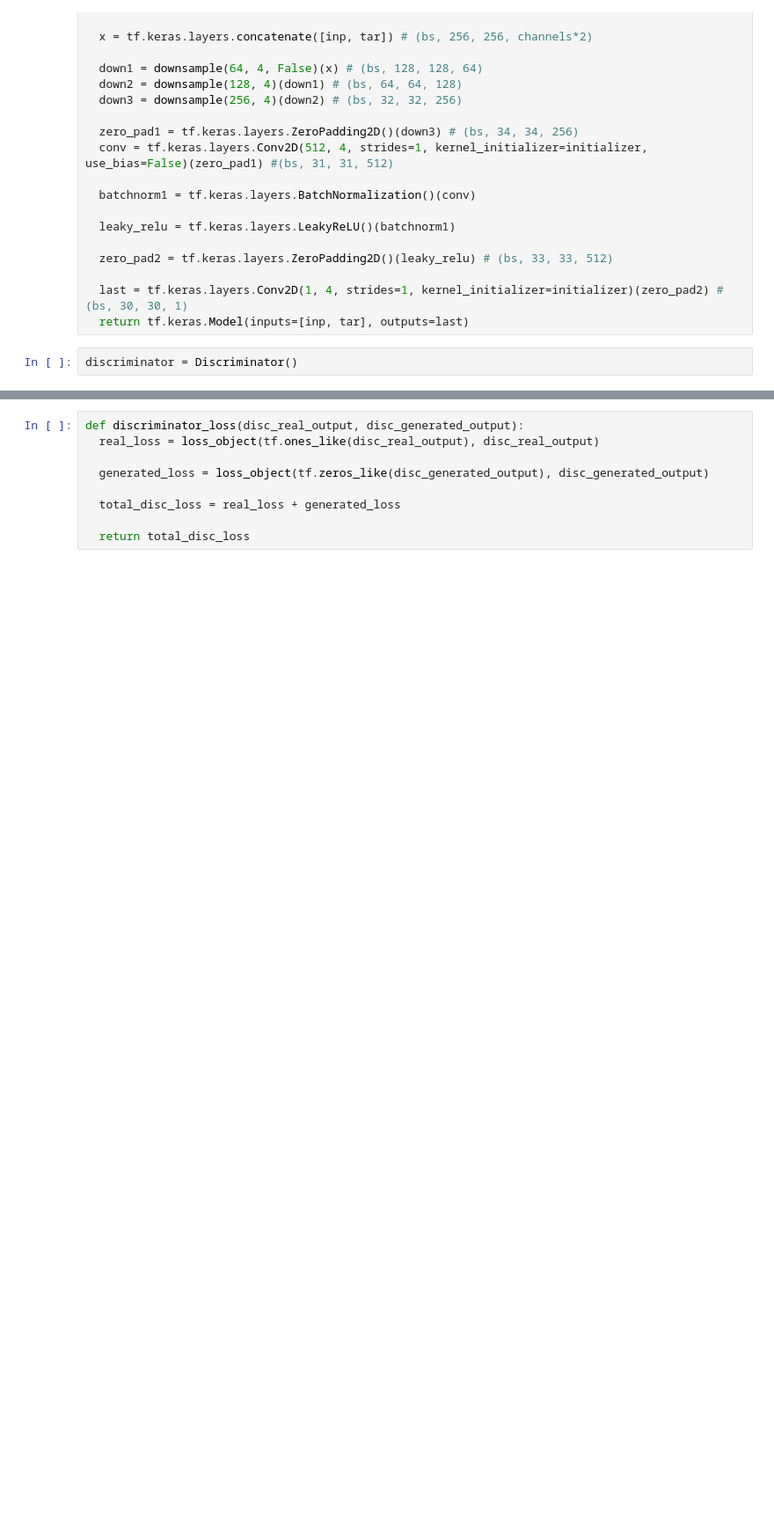
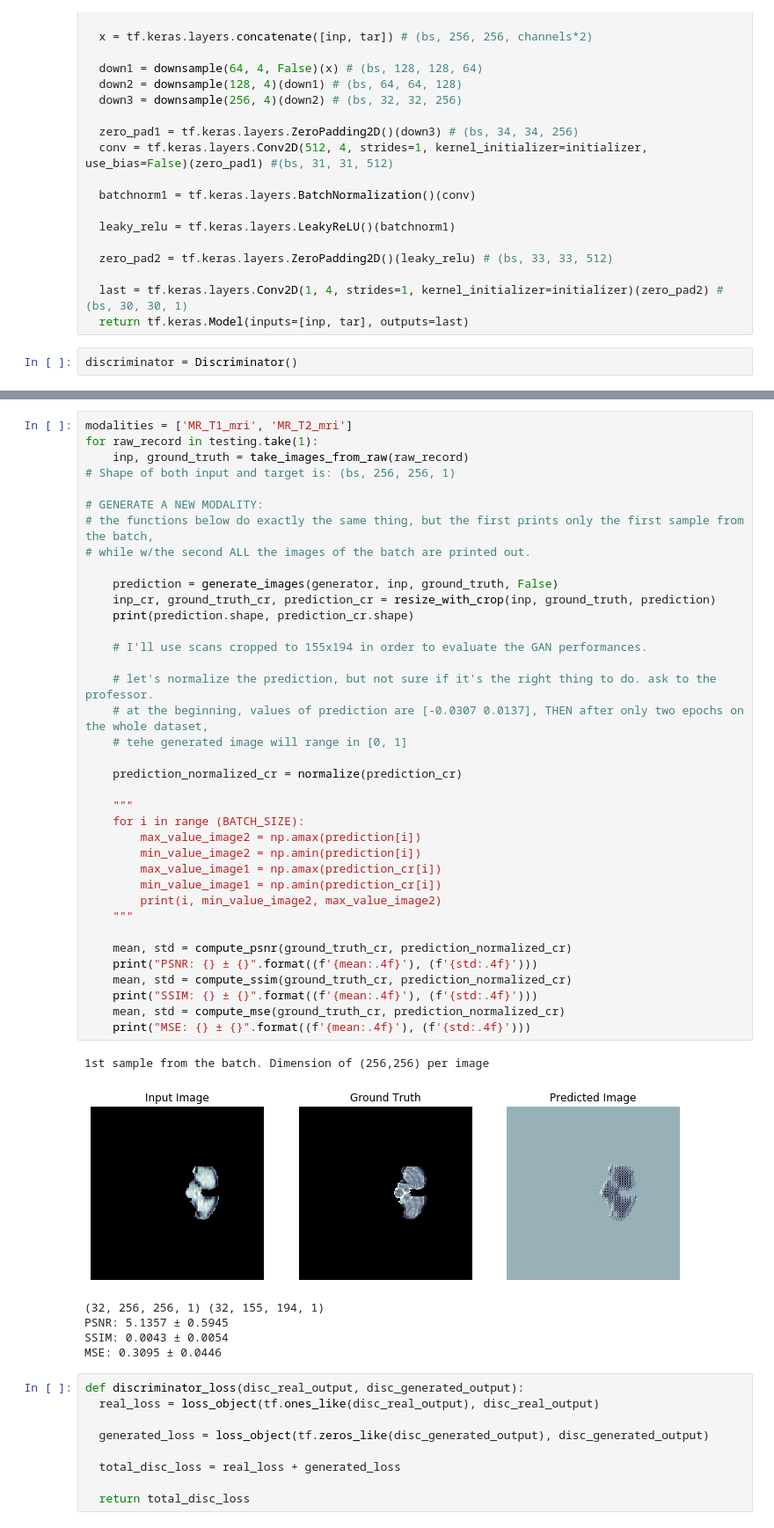
Before and after one commit to EmanuelAlogna/Brain-MRI-generation-using-GANs, a Jupyter notebook: src/MRI_generation_with_pix2pix(P2P_t2).ipynb, the cells around one changed output, grey strips where cells are left out. Shown at 88% size. Cells and saved outputs as stored; diff of their text form; blank space fills up the shorter version.

```diff
--- a/src/MRI_generation_with_pix2pix(P2P_t2).ipynb
+++ b/src/MRI_generation_with_pix2pix(P2P_t2).ipynb
@@ -497,3 +476,47 @@ discriminator = Discriminator()
+# %%
+modalities = ['MR_T1_mri', 'MR_T2_mri']
+for raw_record in testing.take(1):
+    inp, ground_truth = take_images_from_raw(raw_record)
+# Shape of both input and target is: (bs, 256, 256, 1)
+
+# GENERATE A NEW MODALITY:
+# the functions below do exactly the same thing, but the first prints only the first sample from the batch,
+# while w/the second ALL the images of the batch are printed out.
+
+    prediction = generate_images(generator, inp, ground_truth, False)
+    inp_cr, ground_truth_cr, prediction_cr = resize_with_crop(inp, ground_truth, prediction)
+    print(prediction.shape, prediction_cr.shape)
+
+    # I'll use scans cropped to 155x194 in order to evaluate the GAN performances.
+
+    # let's normalize the prediction, but not sure if it's the right thing to do. ask to the professor.
+    # at the beginning, values of prediction are [-0.0307 0.0137], THEN after only two epochs on the whole dataset,
+    # tehe generated image will range in [0, 1]
+
+    prediction_normalized_cr = normalize(prediction_cr)
+
+    """
+    for i in range (BATCH_SIZE):
+        max_value_image2 = np.amax(prediction[i])
+        min_value_image2 = np.amin(prediction[i])
+        max_value_image1 = np.amax(prediction_cr[i])
+        min_value_image1 = np.amin(prediction_cr[i])
+        print(i, min_value_image2, max_value_image2)
+    """
+
+    mean, std = compute_psnr(ground_truth_cr, prediction_normalized_cr)
+    print("PSNR: {} ± {}".format((f'{mean:.4f}'), (f'{std:.4f}')))
+    mean, std = compute_ssim(ground_truth_cr, prediction_normalized_cr)
+    print("SSIM: {} ± {}".format((f'{mean:.4f}'), (f'{std:.4f}')))
+    mean, std = compute_mse(ground_truth_cr, prediction_normalized_cr)
+    print("MSE: {} ± {}".format((f'{mean:.4f}'), (f'{std:.4f}')))
+# %% [output]
+1st sample from the batch. Dimension of (256,256) per image
+[figure, added]
+(32, 256, 256, 1) (32, 155, 194, 1)
+PSNR: 5.1357 ± 0.5945
+SSIM: 0.0043 ± 0.0054
+MSE: 0.3095 ± 0.0446
 # %%
 def discriminator_loss(disc_real_output, disc_generated_output):
   real_loss = loss_object(tf.ones_like(disc_real_output), disc_real_output)
```
Also changed, not shown: parts of 17 cells of this notebook.
